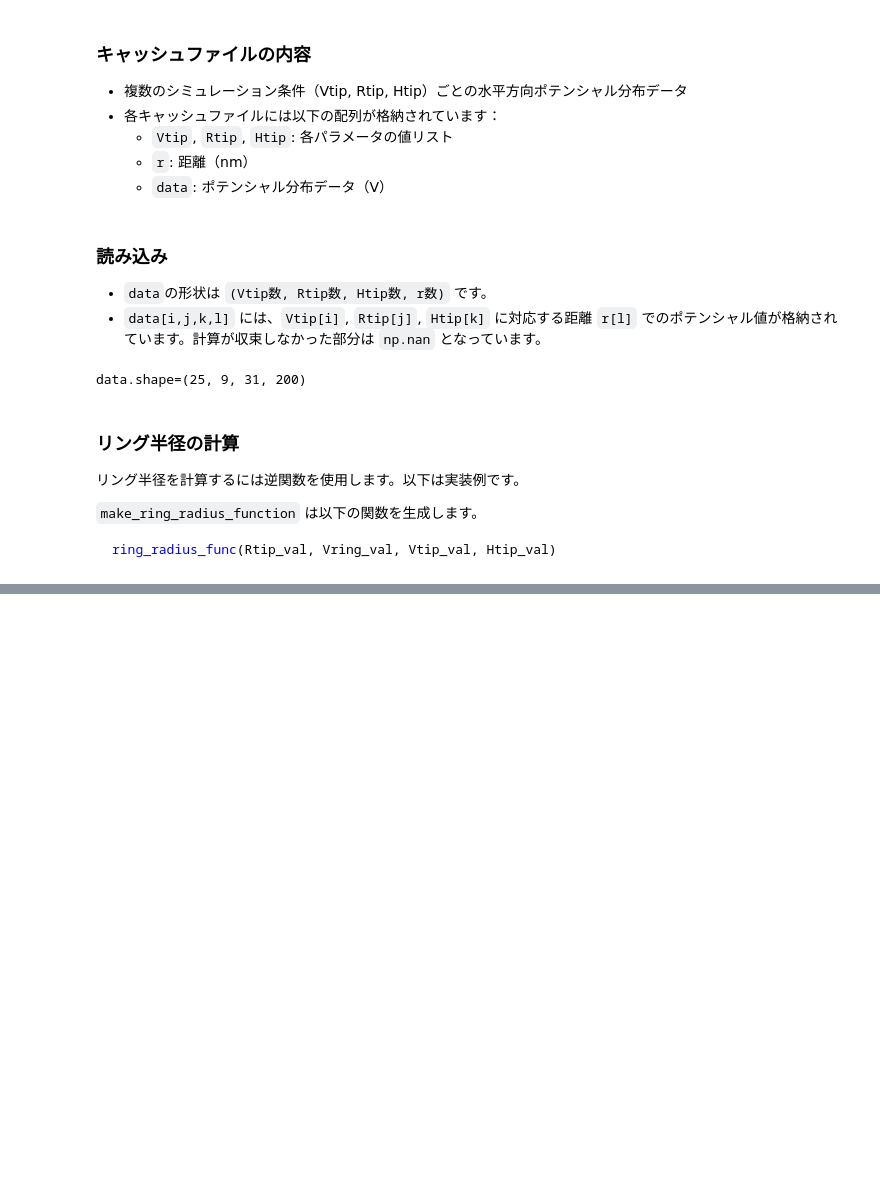
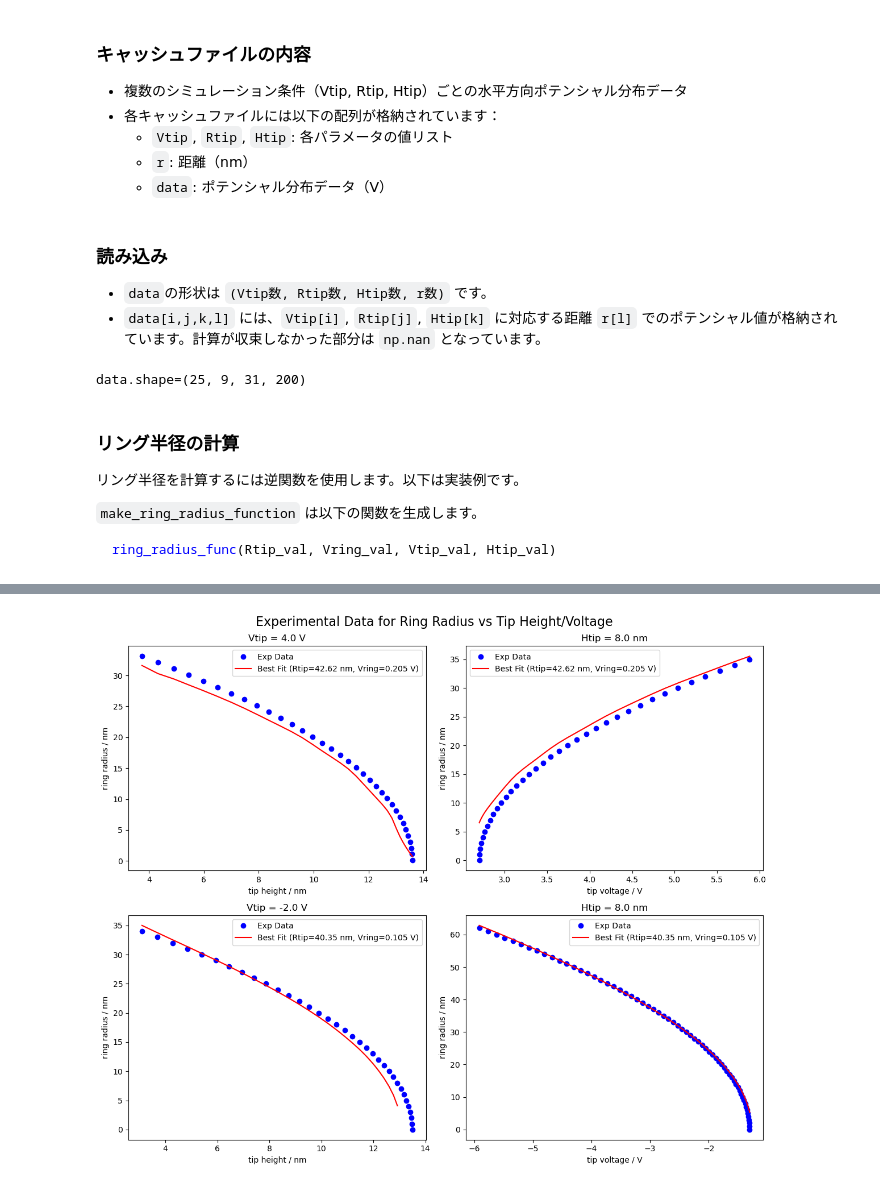
Before and after one commit to Mizuki-OHASHI/charge-ring, a Jupyter notebook: NGSpy/example.ipynb, the cells around one changed output, grey strips where cells are left out. Drawn from its saved outputs; the diff is of its cells as text; code cells hidden in the pictures; blank space fills up the shorter version.

```diff
--- a/NGSpy/example.ipynb
+++ b/NGSpy/example.ipynb
@@ -95,6 +100,7 @@ fig, axes = plt.subplots(1, 2, figsize=(12, 5))
 # axes[1]: Htip vs ring radius at fixed Vtip
 Vtip_values = np.linspace(2, 6, 50)
 Vtip_fixed = 4.0 # V
+Vtip_fixed_neg = -2.0 # V
 Htip_values = np.linspace(4, 16, 50)
 Htip_fixed = 8.0 # nm
 cmap = plt.get_cmap("tab10")
@@ -137,0 +190,5 @@ Warning: Vring=0.2 is outside potential range [0.157, 0.199]
+# %%
+initial_guesses = product([40.0, 45.0, 50.0], [0.18, 0.19, 0.2])
+result, objective_func = fitting_function(ring_radius_func, r_Vtip_pos, r_Htip_pos, Vtip_fixed, Htip_fixed, initial_guesses, CPD=CPD)
+Rtip_opt, Vring_opt, objective = result
+print(f"Best result: {Rtip_opt:.2f} nm, Vring: {Vring_opt:.3f} V, Objective: {objective:.6f}")
@@ -137,0 +213,5 @@ Warning: Vring=0.2 is outside potential range [0.157, 0.199]
+# %%
+initial_guesses = product([40.0, 45.0, 50.0], [0.05, 0.06, 0.07])
+result_neg, objective_func_neg = fitting_function(ring_radius_func, r_Vtip_neg, r_Htip_neg, Vtip_fixed_neg, Htip_fixed, initial_guesses, CPD=CPD)
+Rtip_opt_neg, Vring_opt_neg, objective_neg = result_neg
+print(f"Negative Fitted Rtip: {Rtip_opt_neg:.2f} nm, Vring: {Vring_opt_neg:.3f} V, Objective: {objective_neg:.6f}")
@@ -137,0 +229,9 @@ Warning: Vring=0.2 is outside potential range [0.157, 0.199]
+# %%
+# Rtip_opt_neg =45
+# Vring_opt_neg = 0.05
+best_r_Htip_neg = np.array([
+    ring_radius_func(Rtip_opt_neg, Vring_opt_neg, Vtip_fixed_neg+CPD, Htip_val, verbose=True) for Htip_val in r_Htip_neg[:, 0]
+])
+best_r_Vtip_neg = np.array([
+    ring_radius_func(Rtip_opt_neg, Vring_opt_neg, Vtip_val+CPD, Htip_fixed, verbose=True) for Vtip_val in r_Vtip_neg[:, 0]
+])
@@ -137,0 +247,31 @@ Warning: Vring=0.2 is outside potential range [0.157, 0.199]
+# %%
+fig, axes = plt.subplots(2, 2, figsize=(12, 10))
+axes[0, 0].plot(r_Htip_pos[:, 0], r_Htip_pos[:, 1], 'bo', label='Exp Data')
+axes[0, 0].plot(r_Htip_pos[:, 0], best_r_Htip_pos, 'r-', label=f"Best Fit (Rtip={Rtip_opt:.2f} nm, Vring={Vring_opt:.3f} V)")
+axes[0, 0].set_xlabel("tip height / nm")
+axes[0, 0].set_ylabel("ring radius / nm")
+axes[0, 0].set_title("Vtip = 4.0 V")
+axes[0, 0].legend()
+axes[0, 1].plot(r_Vtip_pos[:, 0], r_Vtip_pos[:, 1], 'bo', label='Exp Data')
+axes[0, 1].plot(r_Vtip_pos[:, 0], best_r_Vtip_pos, 'r-', label=f"Best Fit (Rtip={Rtip_opt:.2f} nm, Vring={Vring_opt:.3f} V)")
+axes[0, 1].set_xlabel("tip voltage / V")
+axes[0, 1].set_ylabel("ring radius / nm")
+axes[0, 1].set_title("Htip = 8.0 nm")
+axes[0, 1].legend()
+axes[1, 0].plot(r_Htip_neg[:, 0], r_Htip_neg[:, 1], 'bo', label='Exp Data')
+axes[1, 0].plot(r_Htip_neg[:, 0], best_r_Htip_neg, 'r-', label=f"Best Fit (Rtip={Rtip_opt_neg:.2f} nm, Vring={Vring_opt_neg:.3f} V)")
+axes[1, 0].set_xlabel("tip height / nm")
+axes[1, 0].set_ylabel("ring radius / nm")
+axes[1, 0].set_title("Vtip = -2.0 V")
+axes[1, 0].legend()
+axes[1, 1].plot(r_Vtip_neg[:, 0], r_Vtip_neg[:, 1], 'bo', label='Exp Data')
+axes[1, 1].plot(r_Vtip_neg[:, 0], best_r_Vtip_neg, 'r-', label=f"Best Fit (Rtip={Rtip_opt_neg:.2f} nm, Vring={Vring_opt_neg:.3f} V)")
+axes[1, 1].set_xlabel("tip voltage / V")
+axes[1, 1].set_ylabel("ring radius / nm")
+axes[1, 1].set_title("Htip = 8.0 nm")
+axes[1, 1].legend()
+fig.suptitle("Experimental Data for Ring Radius vs Tip Height/Voltage", fontsize=16)
+plt.tight_layout()
+plt.show()
+# %% [output]
+[figure, added]
```
Also changed, not shown: parts of 12 cells of this notebook, 8 other files.
